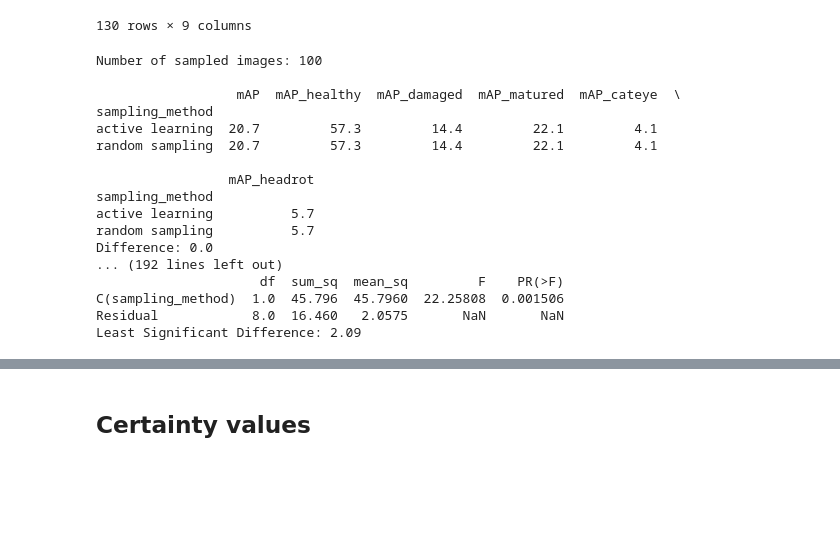
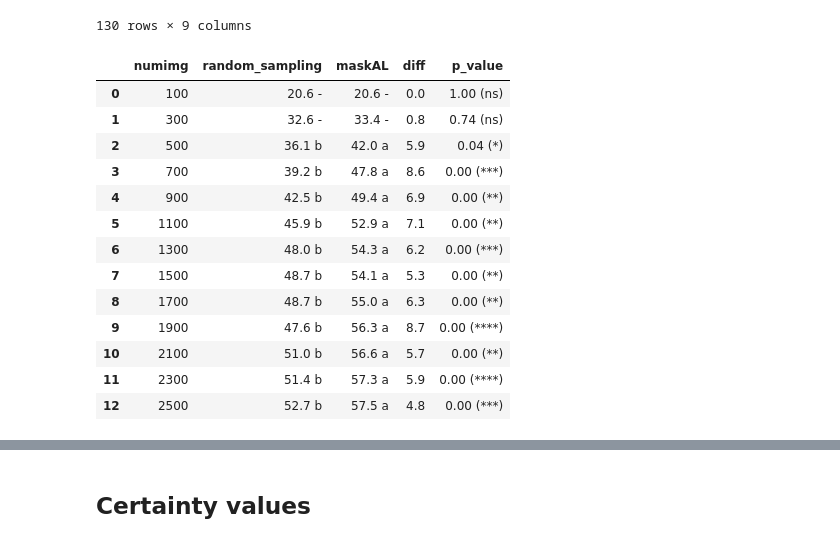
Before and after one commit to pieterblok/maskal, a Jupyter notebook: active_learning/utils/statistics_exp3.ipynb, the cells around one changed output, grey strips where cells are left out. Cells and saved outputs as stored; diff of their text form; code cells hidden in the pictures; blank space fills up the shorter version.

```diff
--- a/active_learning/utils/statistics_exp3.ipynb
+++ b/active_learning/utils/statistics_exp3.ipynb
@@ -95,50 +95,82 @@ df
 # %%
 # https://www.statsmodels.org/devel/examples/notebooks/generated/interactions_anova.html#Two-way-ANOVA
 # https://www.statology.org/fishers-least-significant-difference/
 # https://personal.utdallas.edu/~herve/abdi-LSD2010-pretty.pdf
 # https://stackoverflow.com/questions/19339305/python-function-to-get-the-t-statistic
 # https://www.youtube.com/watch?v=ZRX4lFtMboo
 
 num_img = df["number_images"].values.ravel()
 num_img = pd.unique(num_img)
 runs = df["run"].values.ravel()
 runs = pd.unique(runs)
 
+clmns = ["numimg", "random_sampling", "maskAL", "diff", "p_value"]
+anova = pd.DataFrame(columns=clmns)
+
 for ni in range(len(num_img)):
     cur_num_img = num_img[ni]
     sel = df[df["number_images"] == cur_num_img]
-    print("Number of sampled images: {:d}\n".format(cur_num_img))
+
     mean = sel.groupby(['sampling_method']).mean()
     mean_map = sel.groupby(['sampling_method']).mean()['mAP']
-    diff = mean_map['active learning'] - mean_map['random sampling']
-    print(mean.round(1))
-    print("Difference: {:.1f}".format(diff))
+    al_map = mean_map['active learning']
+    rs_map = mean_map['random sampling']
+    diff = al_map - rs_map
 
     nosum_lm = ols("mAP ~ C(sampling_method)", data=sel).fit()
     an = anova_lm(nosum_lm)
-    print(an)
+    p_value = an.iloc[0,-1]
 
     t = stats.t.ppf(1-0.025, an.df.Residual)
     LSD = t * np.sqrt(an.mean_sq.Residual * (1/len(runs) + 1/len(runs)))
-    print("Least Significant Difference: {:.2f}".format(LSD))
+
+    al_text = "{:.1f}".format(al_map)
+    rs_text = "{:.1f}".format(rs_map)
+    if diff < LSD:
+        al_text = al_text + ' -'
+        rs_text = rs_text + ' -'
+    else:
+        if al_map > rs_map:
+            al_text = al_text + ' a'
+            rs_text = rs_text + ' b'
+        else:
+            al_text = al_text + ' b'
+            rs_text = rs_text + ' a'
+
+    if p_value > 0.05:
+        sign = "ns"
+    elif 0.01 < p_value <= 0.05:
+        sign = "*"
+    elif 0.001 < p_value <= 0.01:
+        sign = "**"
+    elif 0.0001 < p_value <= 0.001:
+        sign = "***"
+    elif p_value <= 0.0001:
+        sign = "****"
+
+    pvt = '{0:.2f} ({1})'.format(p_value, sign)
+
+    to_append = [cur_num_img, rs_text, al_text, diff.round(1), pvt]
+    a_series = pd.Series(to_append, index = anova.columns)
+    anova = anova.append(a_series, ignore_index=True)
+
+anova.to_csv(os.path.join(writedir, 'exp3_anova.csv'), index=False)
+anova
 # %% [output]
-Number of sampled images: 100
-
-                  mAP  mAP_healthy  mAP_damaged  mAP_matured  mAP_cateye  \
-sampling_method
-active learning  20.7         57.3         14.4         22.1         4.1
-random sampling  20.7         57.3         14.4         22.1         4.1
-
-                 mAP_headrot
-sampling_method
-active learning          5.7
-random sampling          5.7
-Difference: 0.0
-... (192 lines left out)
-                     df  sum_sq  mean_sq         F    PR(>F)
-C(sampling_method)  1.0  45.796  45.7960  22.25808  0.001506
-Residual            8.0  16.460   2.0575       NaN       NaN
-Least Significant Difference: 2.09
+|  | numimg | random_sampling | maskAL | diff | p_value |
+| 0 | 100 | 20.6 - | 20.6 - | 0.0 | 1.00 (ns) |
+| 1 | 300 | 32.6 - | 33.4 - | 0.8 | 0.74 (ns) |
+| 2 | 500 | 36.1 b | 42.0 a | 5.9 | 0.04 (*) |
+| 3 | 700 | 39.2 b | 47.8 a | 8.6 | 0.00 (***) |
+| 4 | 900 | 42.5 b | 49.4 a | 6.9 | 0.00 (**) |
+| 5 | 1100 | 45.9 b | 52.9 a | 7.1 | 0.00 (**) |
+| 6 | 1300 | 48.0 b | 54.3 a | 6.2 | 0.00 (***) |
+| 7 | 1500 | 48.7 b | 54.1 a | 5.3 | 0.00 (**) |
+| 8 | 1700 | 48.7 b | 55.0 a | 6.3 | 0.00 (**) |
+| 9 | 1900 | 47.6 b | 56.3 a | 8.7 | 0.00 (****) |
+| 10 | 2100 | 51.0 b | 56.6 a | 5.7 | 0.00 (**) |
+| 11 | 2300 | 51.4 b | 57.3 a | 5.9 | 0.00 (****) |
+| 12 | 2500 | 52.7 b | 57.5 a | 4.8 | 0.00 (***) |
 # %%
 font_size = 18
 digit_size = 15
```
Also changed, not shown: parts of 3 cells of this notebook.
